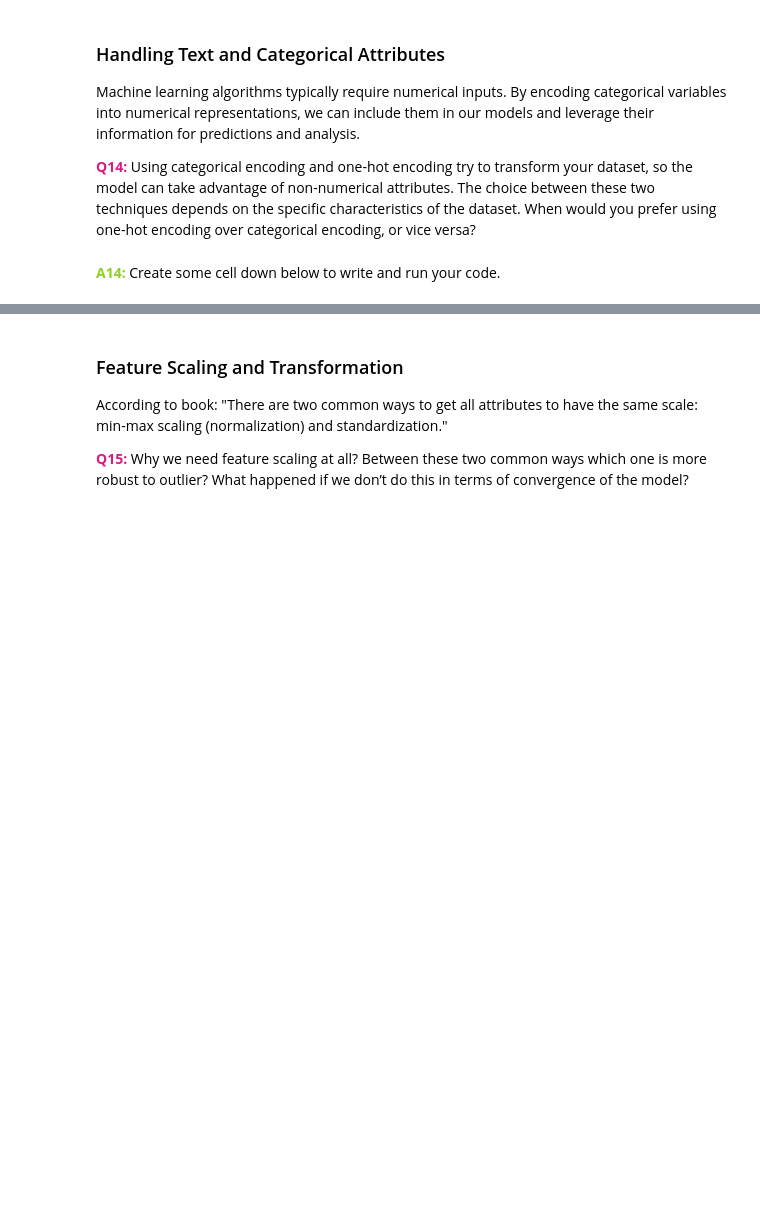
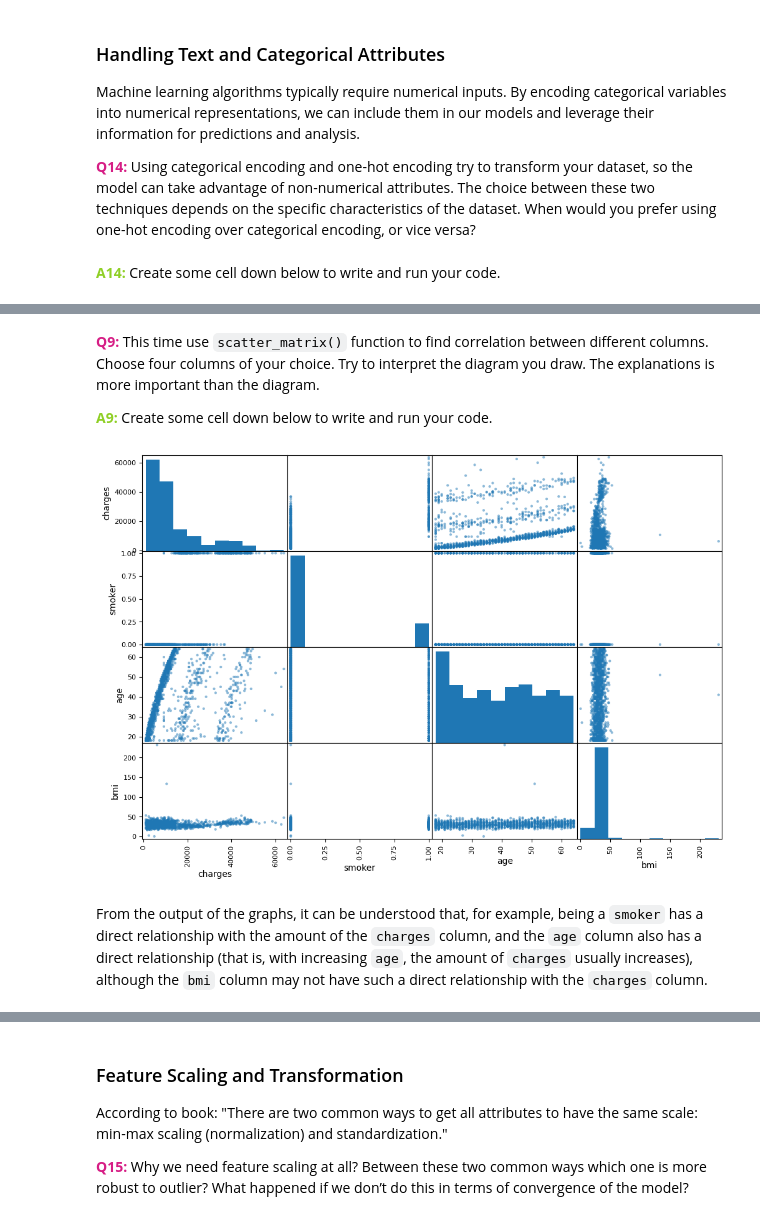
Before and after one commit to alizahedzadeh/Machine-Learning-Course, a Jupyter notebook: Homeworks/HW01/Machine_Learning_HW01.ipynb, the cells around one changed output, grey strips where cells are left out. Cells and saved outputs as stored; diff of their text form; code cells hidden in the pictures; blank space fills up the shorter version.

````diff
--- a/Homeworks/HW01/Machine_Learning_HW01.ipynb
+++ b/Homeworks/HW01/Machine_Learning_HW01.ipynb
@@ -170,0 +694,2 @@ An essential step in data cleaning is to check for validity. What is considered
+# %%
+df['age'] = pd.to_numeric(df['age'])
@@ -170,0 +736,16 @@ An essential step in data cleaning is to check for validity. What is considered
+# %%
+from sklearn.impute import SimpleImputer
+
+#use median strategy
+imputer = SimpleImputer(strategy="median")
+#select numerical types from dataframe
+insurance_num = df.select_dtypes(include=[np.number])
+#fit imputer on our numerical data
+imputer.fit(insurance_num)
+
+#transform and fill Nan values
+X = imputer.transform(insurance_num)
+insurance_data = pd.DataFrame(X, columns=insurance_num.columns,index=insurance_num.index)
+df[['age', 'bmi', 'children', 'charges']] = insurance_data
+insurance_data = df.copy()
+insurance_data
@@ -178,0 +845,4 @@ Machine learning algorithms typically require numerical inputs. By encoding cate
+# %%
+dummies = pd.get_dummies(df[['sex', 'region']])
+insurance_data = pd.concat([df, dummies], axis=1)
+insurance_data
@@ -178,0 +871,6 @@ Machine learning algorithms typically require numerical inputs. By encoding cate
+# %%
+insurance_data['smoker'] = insurance_data['smoker'].replace('yes', 1)
+insurance_data['smoker'] = insurance_data['smoker'].replace('no', 0)
+insurance_data.reset_index(inplace=True)
+insurance_data = insurance_data.drop(columns=['index'])
+insurance_data
@@ -178,0 +940,15 @@ Machine learning algorithms typically require numerical inputs. By encoding cate
+# %% [markdown]
+<font color='#D61E85' size='+2'>**Q9:**</font> This time use `scatter_matrix()` function to find correlation between different columns. Choose four columns of your choice. Try to interpret the diagram you draw. The explanations is more important than the diagram.
+
+<font color='#8FCF26' size='+2'>**A9:**</font> Create some cell down below to write and run your code.
+# %%
+from pandas.plotting import scatter_matrix
+
+#first select attributes for create plot
+attributes = ["charges", "smoker", "age","bmi"]
+scatter_matrix(insurance_data[attributes], figsize=(12, 8))
+plt.show()
+# %% [output]
+[figure, added]
+# %% [markdown]
+From the output of the graphs, it can be understood that, for example, being a ```smoker``` has a direct relationship with the amount of the ```charges``` column, and the ```age``` column also has a direct relationship (that is, with increasing ```age```, the amount of ```charges``` usually increases), although the ```bmi``` column may not have such a direct relationship with the ```charges``` column.
````
Also changed, not shown: parts of 174 cells of this notebook.
